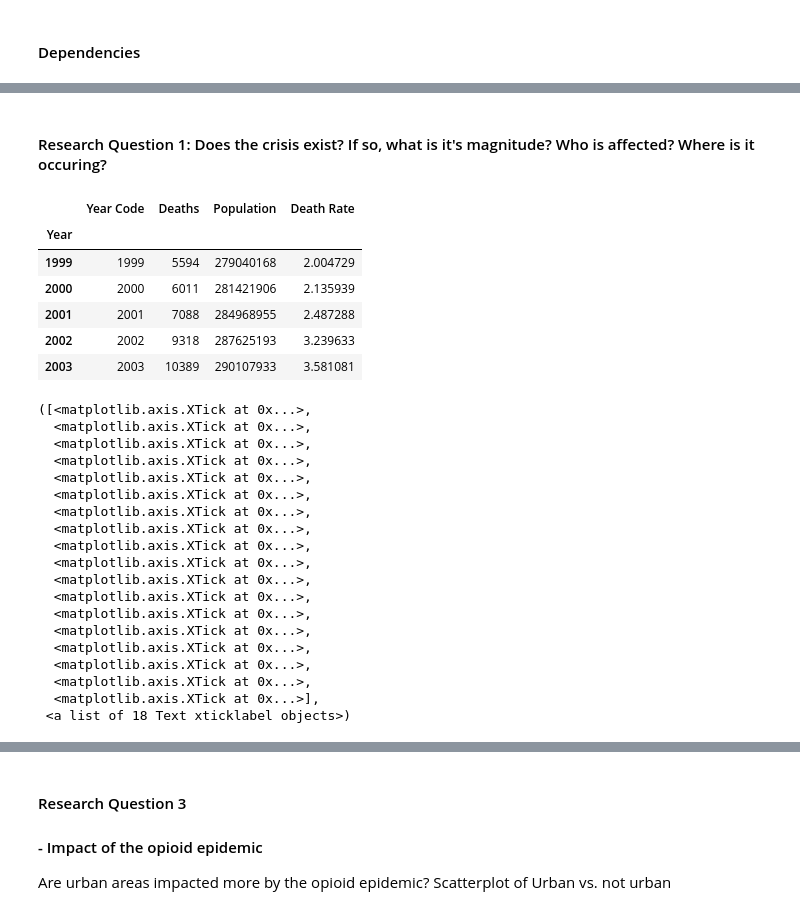
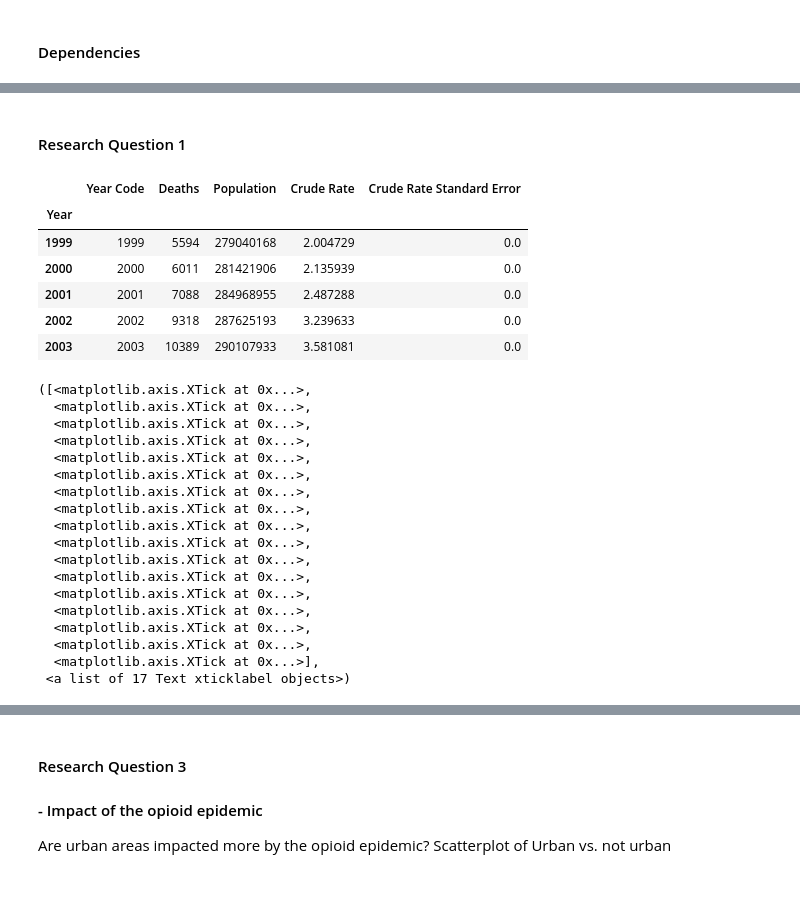
Before and after one commit to christa-fields/GWU_Databootcamp_Project_1, a Jupyter notebook: main.ipynb, the cells around one changed output, grey strips where cells are left out. Drawn from its saved outputs; the diff is of its cells as text; code cells hidden in the pictures; blank space fills up the shorter version.

```diff
--- a/main.ipynb
+++ b/main.ipynb
@@ -32,20 +36,21 @@ import json                                                                  # j
 # %%
 sns.set()                                                                    # switches to seaborn default display
-# %% [markdown]
-#### Research Question 1: Does the crisis exist? If so, what is it's magnitude? Who is affected? Where is it occuring?
+# %% [markdown]
+#### Research Question 1
 # %%
 filename = 'Q1DS1.csv'                                                       # 1st data file for Q1
 # %%
-csv_file = os.path.join(".", "Data Files", "Question_1", filename)           # creates path to read data
+csv_file = os.path.join(".", "Data Files", filename)                         # creates path to read data
 # %%
-q1ds1_df = pd.read_csv(csv_file, index_col="Year")                           # reads data from file
-q1ds1_df.head()
+q1_df = pd.read_csv(csv_file, index_col="Year")                              # reads data from file
-# %% [output]
-|  | Year Code | Deaths | Population | Death Rate |
-| Year |  |  |  |  |
-| 1999 | 1999 | 5594 | 279040168 | 2.004729 |
-| 2000 | 2000 | 6011 | 281421906 | 2.135939 |
-| 2001 | 2001 | 7088 | 284968955 | 2.487288 |
-| 2002 | 2002 | 9318 | 287625193 | 3.239633 |
-| 2003 | 2003 | 10389 | 290107933 | 3.581081 |
+# %%
+q1_df.head()                                                                 # displays dataframe
+# %% [output]
+|  | Year Code | Deaths | Population | Crude Rate | Crude Rate Standard Error |
+| Year |  |  |  |  |  |
+| 1999 | 1999 | 5594 | 279040168 | 2.004729 | 0.0 |
+| 2000 | 2000 | 6011 | 281421906 | 2.135939 | 0.0 |
+| 2001 | 2001 | 7088 | 284968955 | 2.487288 | 0.0 |
+| 2002 | 2002 | 9318 | 287625193 | 3.239633 | 0.0 |
+| 2003 | 2003 | 10389 | 290107933 | 3.581081 | 0.0 |
 # %%
@@ -54,12 +59,15 @@ year_max = q1ds1_df.index.max()
 # %%
-plt.figure(figsize = (17,10))                                                # sets bar chart parameters
+plt.figure(figsize = (12,15))                                                # sets bar chart parameters
 plt.title('Opioid Deaths By Year: %s to %s' % (year_min, year_max), fontdict = {'fontsize': 20})
 plt.xlabel('Year', fontdict = {'fontsize': 16})
 plt.ylabel('Deaths Per 100,000 Population', fontdict = {'fontsize': 16})
-xvals = np.arange(len(q1ds1_df))
+
+#xlabels = str(q1_df.index)
+xvals = np.arange(len(q1_df))
 tick_locations = [value+0.4 for value in xvals]
-plt.bar(xvals, q1ds1_df['Death Rate'], color='r', alpha=0.7, align="edge")
-plt.xticks(tick_locations, q1ds1_df['Year Code'], rotation="horizontal")
+
+plt.bar(xvals, q1_df['Crude Rate'], color='r', alpha=0.7, align="edge")
+plt.xticks(tick_locations, q1_df['Year Code'], rotation="horizontal")
 # %% [output]
 ([<matplotlib.axis.XTick at 0x...>,
   <matplotlib.axis.XTick at 0x...>,
@@ -77,6 +85,5 @@ plt.xticks(tick_locations, q1ds1_df['Year Code'], rotation="horizontal")
   <matplotlib.axis.XTick at 0x...>,
   <matplotlib.axis.XTick at 0x...>,
   <matplotlib.axis.XTick at 0x...>,
-  <matplotlib.axis.XTick at 0x...>,
   <matplotlib.axis.XTick at 0x...>],
- <a list of 18 Text xticklabel objects>)
+ <a list of 17 Text xticklabel objects>)
```
Also changed, not shown: parts of 52 cells of this notebook.
